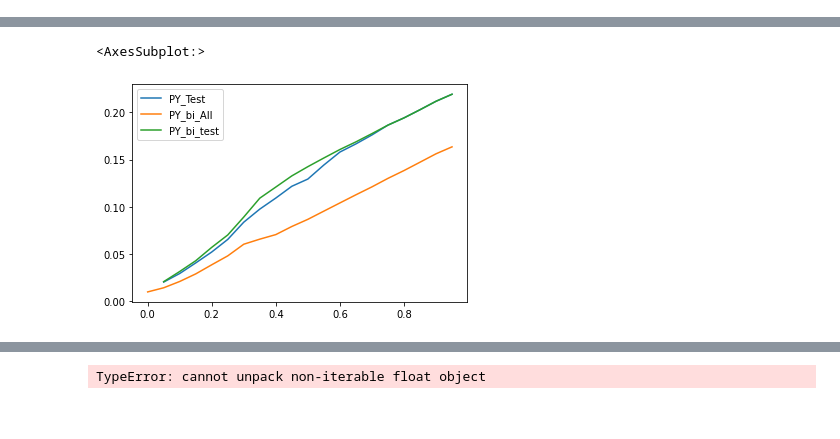
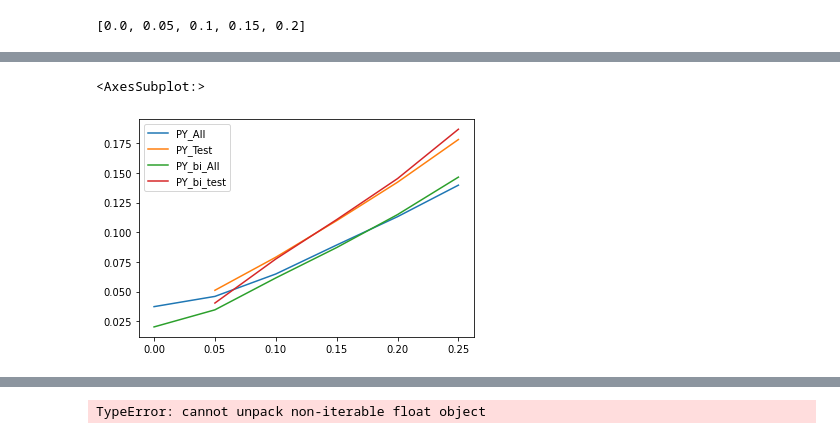
Before and after one commit to FreeTheOtter/BNP-Net, a Jupyter notebook: src/Link_Prediction_Sim.ipynb, the cells around one changed output, grey strips where cells are left out. Cells and saved outputs as stored; diff of their text form; code cells hidden in the pictures.

```diff
--- a/src/Link_Prediction_Sim.ipynb
+++ b/src/Link_Prediction_Sim.ipynb
@@ -157,0 +164,26 @@ for i in range(len(X)):
+# %%
+theta = np.array([[0.75, 0.25, 0.25, 0.9, 0.75, 0.75],
+                  [0.25, 0.75, 0.25, 0.25, 0.25, 0.75],
+                  [0.75, 0.75, 0.25, 0.9, 0.25, 0.75],
+                  [0.75, 0.25, 0.25, 0.25, 0.75, 0.25]])
+
+Sr = [30, 20, 15, 10]
+Sc = [12, 13, 10, 13, 12, 15]
+
+Hr = []
+c = 0
+for i in Sr:
+    for j in range(i):
+        Hr += [c]
+    c+=1
+
+Hc = []
+c = 0
+for i in Sc:
+    for j in range(i):
+        Hc += [c]
+    c+=1
+
+z0 = [np.array(Hr), np.array(Hc)]
+
+X = generate_graph_bicluster(Sr, Sc, theta, random_seed=40) #CASE 6
@@ -194,5 +211,9 @@ plt.show()
+# %%
+[i/20 for i in range(5)]
+# %% [output]
+[0.0, 0.05, 0.1, 0.15, 0.2]
 # %%
-missing_percents = [i/20 for i in range(20)]
+missing_percents = [i/20 for i in range(11)]
 
 config_uni = {'directed': True,
           'binary': True,
@@ -205,7 +226,7 @@ config_bi = {'directed': True,
 df = pd.DataFrame(0, index = ["PY_All", "PY_Test", 'PY_bi_All', 'PY_bi_test', "GN_All", "GN_Test", 'GN_bi_All', 'GN_bi_test'], columns = [i/20 for i in range(20)])
 
 for i, percent in enumerate(missing_percents):
-    for j in range(5):
+    for j in [30, 98, 42, 17, 10]:
         train, test = train_val_split(X, valid_dim = percent, random_seed= j)
         mask = np.invert(test.astype('bool'))
 
@@ -275,7 +296,7 @@ import pickle as pkl
 | GN_bi_All | 0.100034 | 0.143773 | 0.210452 | 0.290601 | 0.385391 | 0.480405 | 0.577391 | 0.680738 | 0.713766 | 0.799157 | 0.871997 | ... |
 | GN_bi_test | NaN | 0.208486 | 0.316161 | 0.432625 | 0.565826 | 0.706301 | 0.831829 | 1.103629 | 1.210661 | 1.331699 | 1.421623 | ... |
 # %%
-(df.iloc[1:4,:]/10).T.plot()
+(df.iloc[:4,:6]/5).T.plot()
 # %% [output]
 <AxesSubplot:>
-[figure, old version]
+[figure, new version]
```
Also changed, not shown: parts of 11 cells of this notebook, 6 other files.
